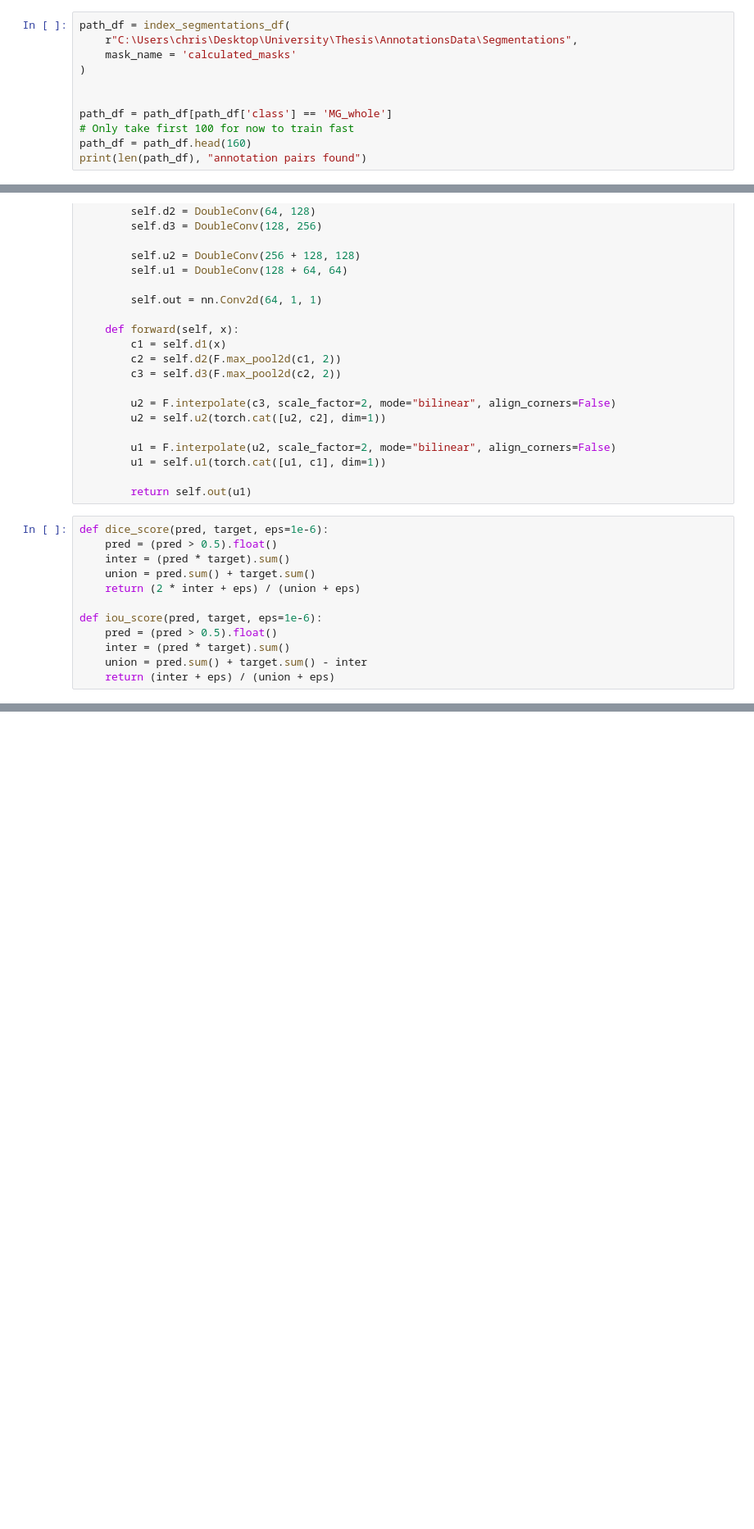
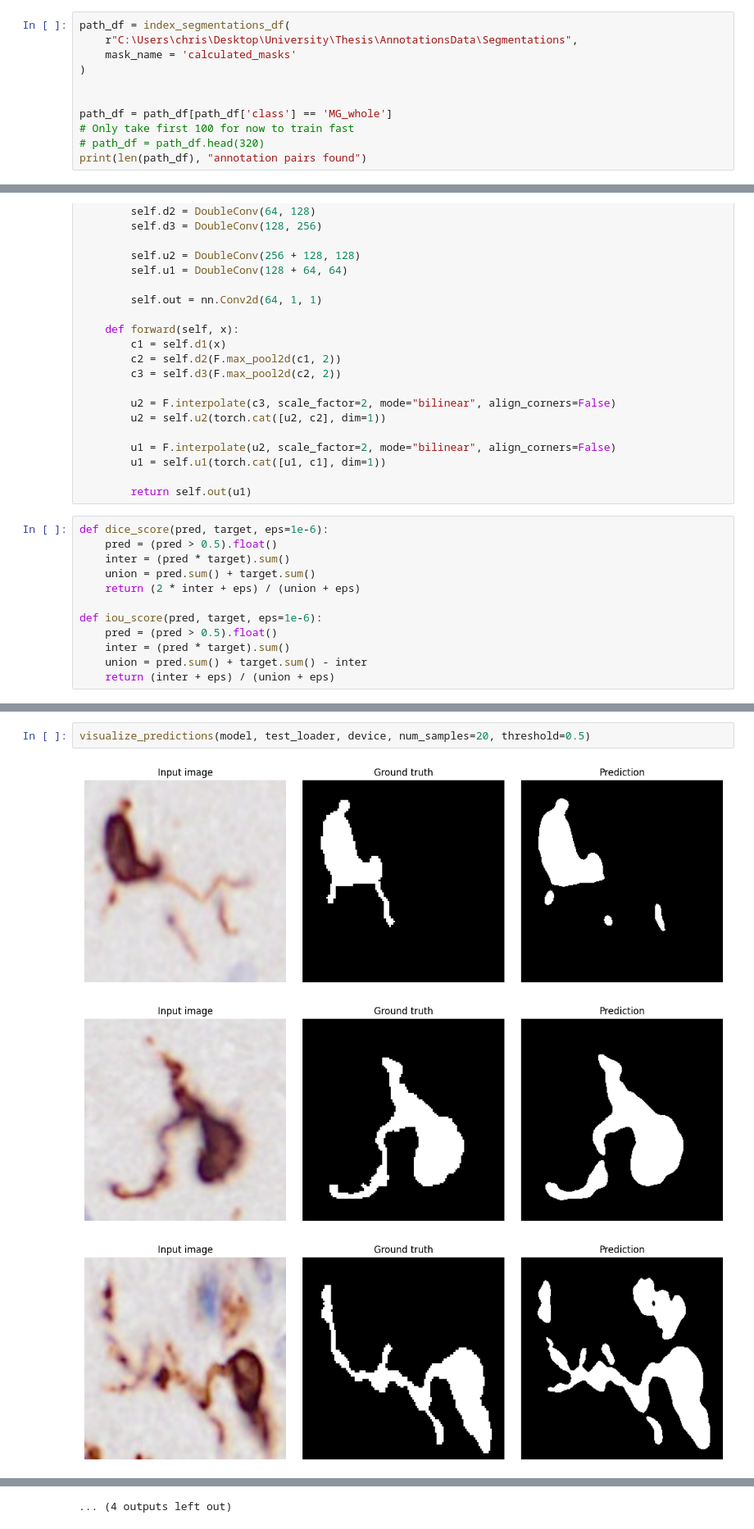
Before and after one commit to cwissyboi/AutomaticMicrogliaMorphologyAnalysis, a Jupyter notebook: initial_pipeline/segmentation/custom_segmentation/segmentation_training.ipynb, the cells around one changed output, grey strips where cells are left out. Shown at 82% size. Cells and saved outputs as stored; diff of their text form; blank space fills up the shorter version.

```diff
--- a/initial_pipeline/segmentation/custom_segmentation/segmentation_training.ipynb
+++ b/initial_pipeline/segmentation/custom_segmentation/segmentation_training.ipynb
@@ -10,6 +10,6 @@ path_df = index_segmentations_df(
 
 path_df = path_df[path_df['class'] == 'MG_whole']
 # Only take first 100 for now to train fast
-path_df = path_df.head(160)
+# path_df = path_df.head(320)
 print(len(path_df), "annotation pairs found")
 # %% [output]
@@ -204,0 +308,6 @@ for epoch in range(epochs):
+# %%
+visualize_predictions(model, test_loader, device, num_samples=20, threshold=0.5)
+# %% [output]
+[figure, added]
+[figure, added]
+[figure, added]
@@ -204,0 +323 @@ for epoch in range(epochs):
+... (4 outputs left out)
```
Also changed, not shown: parts of 10 cells of this notebook, 3 other files.
